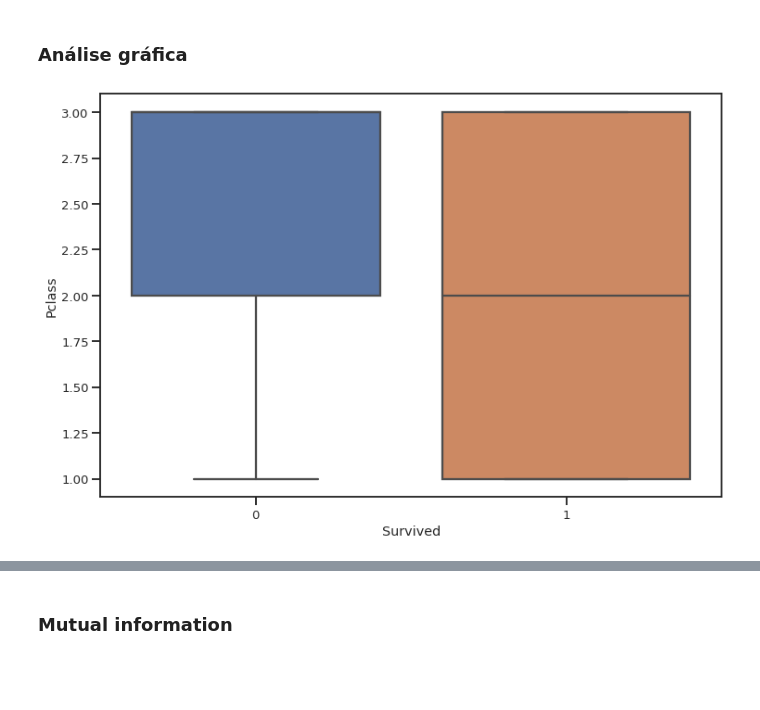
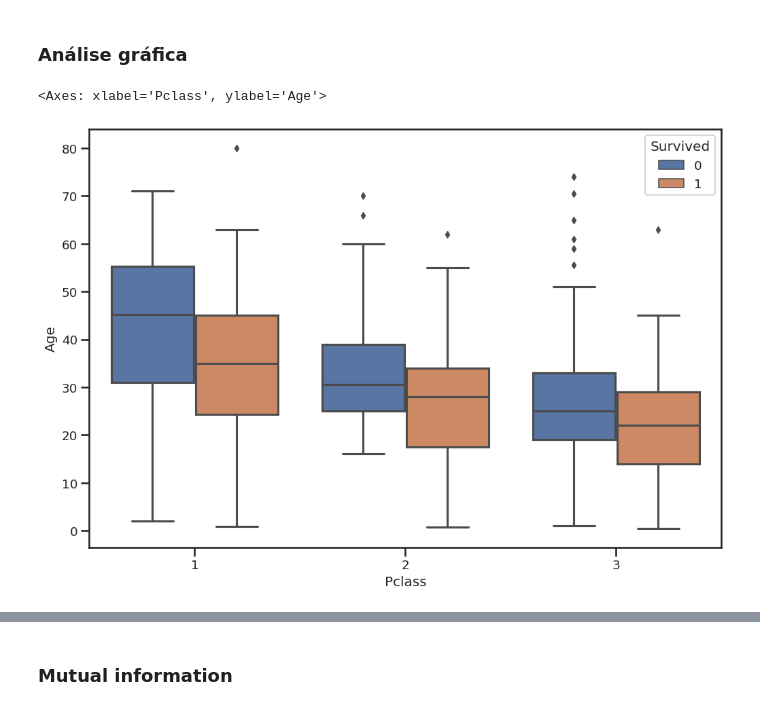
Before and after one commit to tiagodados/Dados, a Jupyter notebook: Aula_de_data_wrangling.ipynb, the cells around one changed output, grey strips where cells are left out. Saved outputs shown, nothing was run; the diff lists cells and outputs as text; code cells hidden in the pictures; blank space fills up the shorter version.

```diff
--- a/Aula_de_data_wrangling.ipynb
+++ b/Aula_de_data_wrangling.ipynb
@@ -1144,3 +1171,6 @@ df.head()
 | 3 | 1 | 3 | Heikkinen, Miss. Laina | female | 26.0 | 0 | 0 | STON/O2. 3101282 | 7.9250 | NaN | ... |
 | 4 | 1 | 1 | Futrelle, Mrs. Jacques Heath (Lil... | female | 35.0 | 1 | 0 | 113803 | 53.1000 | C123 | ... |
 | 5 | 0 | 3 | Allen, Mr. William Henry | male | 35.0 | 0 | 0 | 373450 | 8.0500 | NaN | ... |
+# %%
+df['personal_name'] = df.Name.str.extract('.+?, (.+?)\.', expand=False) #O expand nesse caso é para o modelo não expandir para multiplos padrões
+df.head()
@@ -1183,8 +1223,9 @@ A parte de seleção de features também é muito importante e o domínio de neg
 ### Análise gráfica
 # %%
 # Observando diferenças nas distribuições
-sns.boxplot(data=df, x='Survived', y='Pclass');
+sns.boxplot(data=df, x='Pclass', y='Age', hue='Survived')
 # %% [output]
+<Axes: xlabel='Pclass', ylabel='Age'>
-[figure, old version]
+[figure, new version]
 # %%
 # Observando correlação (linear)
```
Also changed, not shown: parts of 33 cells of this notebook.
